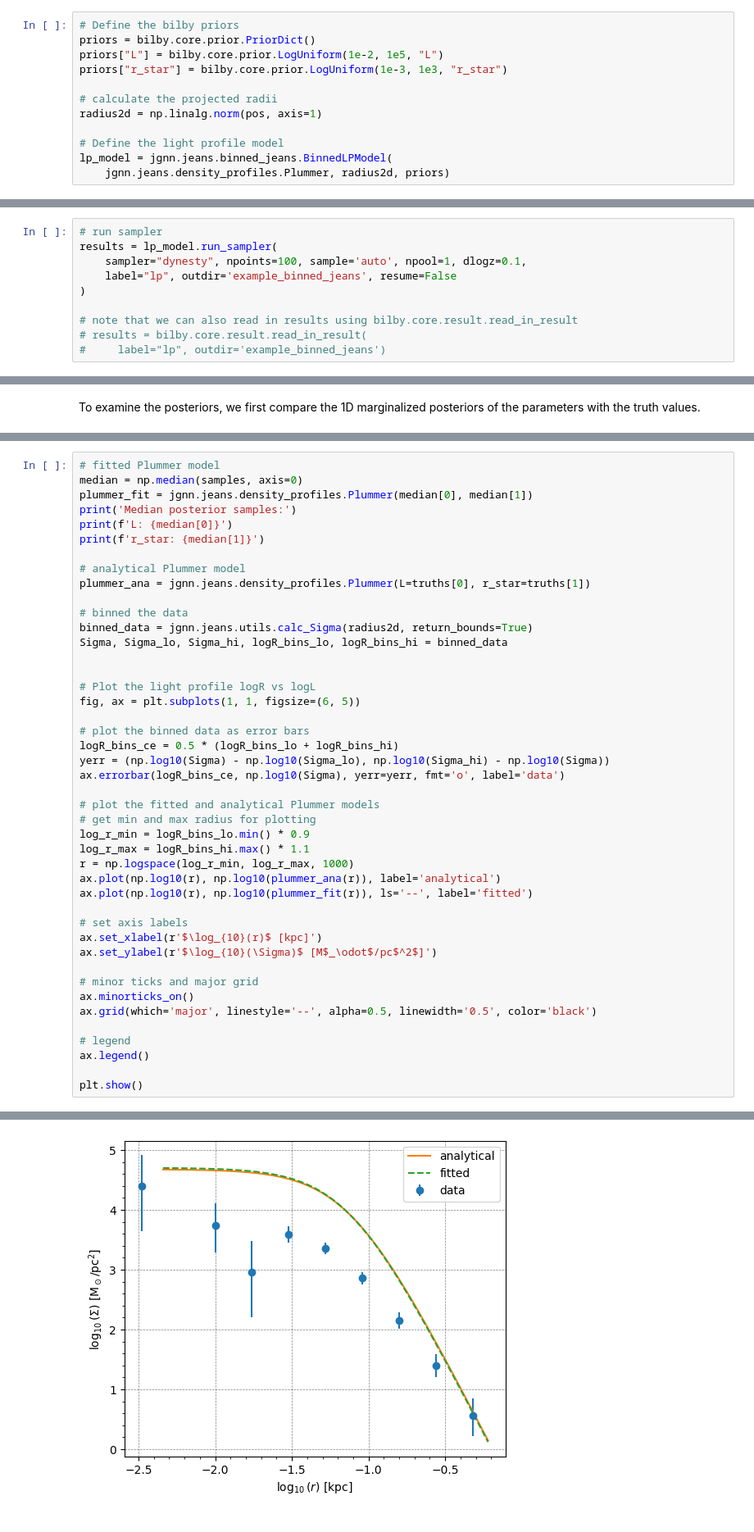
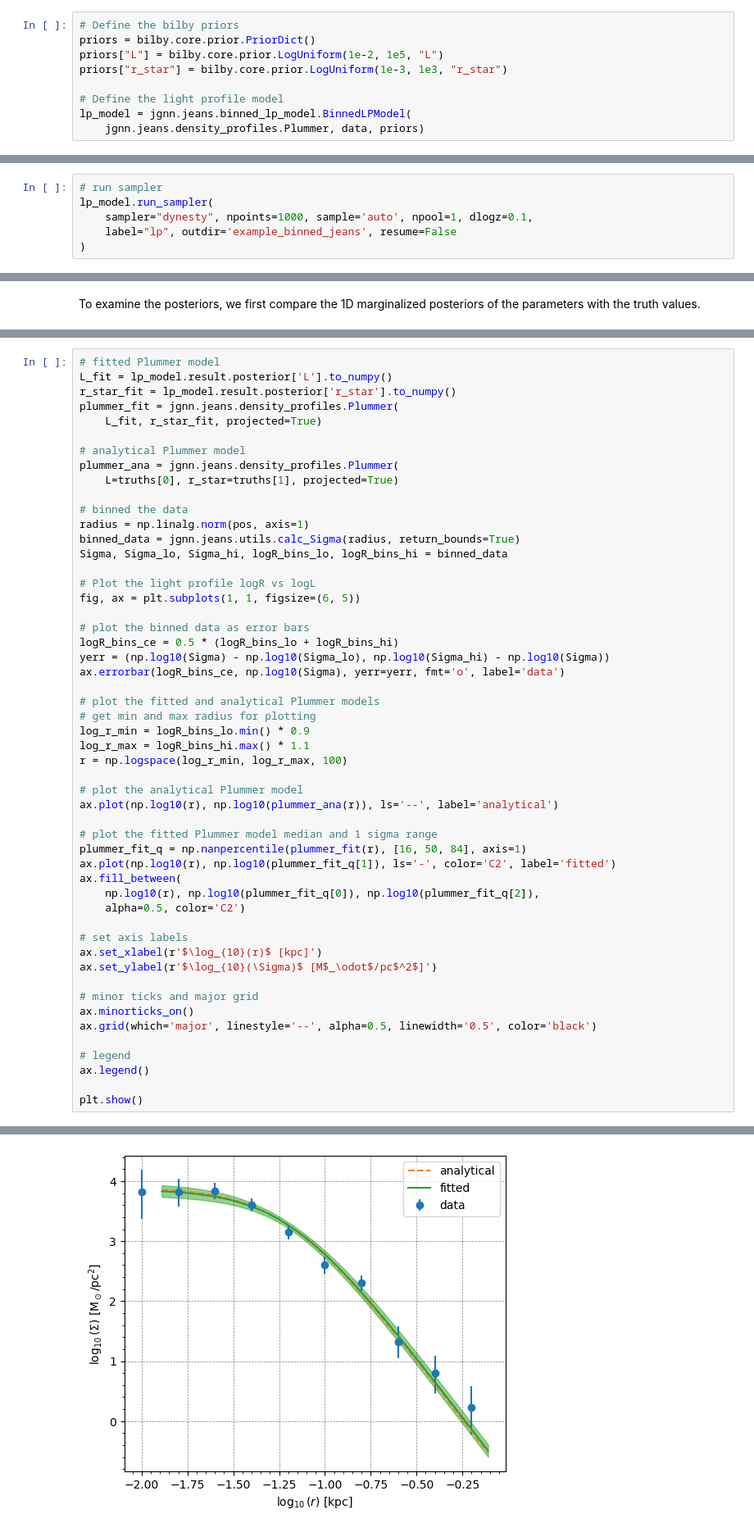
Before and after one commit to trivnguyen/JeansGNN, a Jupyter notebook: tutorials/example_binned_jeans.ipynb, the cells around one changed output, grey strips where cells are left out. Shown at 82% size. Saved outputs shown, nothing was run; the diff lists cells and outputs as text.

```diff
--- a/tutorials/example_binned_jeans.ipynb
+++ b/tutorials/example_binned_jeans.ipynb
@@ -126,22 +128,15 @@ priors = bilby.core.prior.PriorDict()
 priors["L"] = bilby.core.prior.LogUniform(1e-2, 1e5, "L")
 priors["r_star"] = bilby.core.prior.LogUniform(1e-3, 1e3, "r_star")
 
-# calculate the projected radii
-radius2d = np.linalg.norm(pos, axis=1)
-
 # Define the light profile model
-lp_model = jgnn.jeans.binned_jeans.BinnedLPModel(
-    jgnn.jeans.density_profiles.Plummer, radius2d, priors)
+lp_model = jgnn.jeans.binned_lp_model.BinnedLPModel(
+    jgnn.jeans.density_profiles.Plummer, data, priors)
 # %% [markdown]
 We will run the fit using `bilby` and `dynesty`
 # %%
 # run sampler
-results = lp_model.run_sampler(
-    sampler="dynesty", npoints=100, sample='auto', npool=1, dlogz=0.1,
+lp_model.run_sampler(
+    sampler="dynesty", npoints=1000, sample='auto', npool=1, dlogz=0.1,
     label="lp", outdir='example_binned_jeans', resume=False
 )
-
-# note that we can also read in results using bilby.core.result.read_in_result
-# results = bilby.core.result.read_in_result(
-#     label="lp", outdir='example_binned_jeans')
 # %% [output]
@@ -194,19 +182,19 @@ The posteriors look consistent with the truth parameters but a bit noisy. This i
 In the next test, we plot the truth Plummer profile (both analytical and binned) and compare it with the fitted Plummer profile.
 # %%
 # fitted Plummer model
-median = np.median(samples, axis=0)
-plummer_fit = jgnn.jeans.density_profiles.Plummer(median[0], median[1])
-print('Median posterior samples:')
-print(f'L: {median[0]}')
-print(f'r_star: {median[1]}')
+L_fit = lp_model.result.posterior['L'].to_numpy()
+r_star_fit = lp_model.result.posterior['r_star'].to_numpy()
+plummer_fit = jgnn.jeans.density_profiles.Plummer(
+    L_fit, r_star_fit, projected=True)
 
 # analytical Plummer model
-plummer_ana = jgnn.jeans.density_profiles.Plummer(L=truths[0], r_star=truths[1])
+plummer_ana = jgnn.jeans.density_profiles.Plummer(
+    L=truths[0], r_star=truths[1], projected=True)
 
 # binned the data
-binned_data = jgnn.jeans.utils.calc_Sigma(radius2d, return_bounds=True)
+radius = np.linalg.norm(pos, axis=1)
+binned_data = jgnn.jeans.utils.calc_Sigma(radius, return_bounds=True)
 Sigma, Sigma_lo, Sigma_hi, logR_bins_lo, logR_bins_hi = binned_data
-
 
 # Plot the light profile logR vs logL
 fig, ax = plt.subplots(1, 1, figsize=(6, 5))
@@ -220,9 +208,17 @@ ax.errorbar(logR_bins_ce, np.log10(Sigma), yerr=yerr, fmt='o', label='data')
 # get min and max radius for plotting
 log_r_min = logR_bins_lo.min() * 0.9
 log_r_max = logR_bins_hi.max() * 1.1
-r = np.logspace(log_r_min, log_r_max, 1000)
-ax.plot(np.log10(r), np.log10(plummer_ana(r)), label='analytical')
-ax.plot(np.log10(r), np.log10(plummer_fit(r)), ls='--', label='fitted')
+r = np.logspace(log_r_min, log_r_max, 100)
+
+# plot the analytical Plummer model
+ax.plot(np.log10(r), np.log10(plummer_ana(r)), ls='--', label='analytical')
+
+# plot the fitted Plummer model median and 1 sigma range
+plummer_fit_q = np.nanpercentile(plummer_fit(r), [16, 50, 84], axis=1)
+ax.plot(np.log10(r), np.log10(plummer_fit_q[1]), ls='-', color='C2', label='fitted')
+ax.fill_between(
+    np.log10(r), np.log10(plummer_fit_q[0]), np.log10(plummer_fit_q[2]),
+    alpha=0.5, color='C2')
 
 # set axis labels
 ax.set_xlabel(r'$\log_{10}(r)$ [kpc]')
@@ -243 +236 @@ r_star: 0.07350580386941397
-[figure, old version]
+[figure, new version]
```
Also changed, not shown: parts of 15 cells of this notebook.
